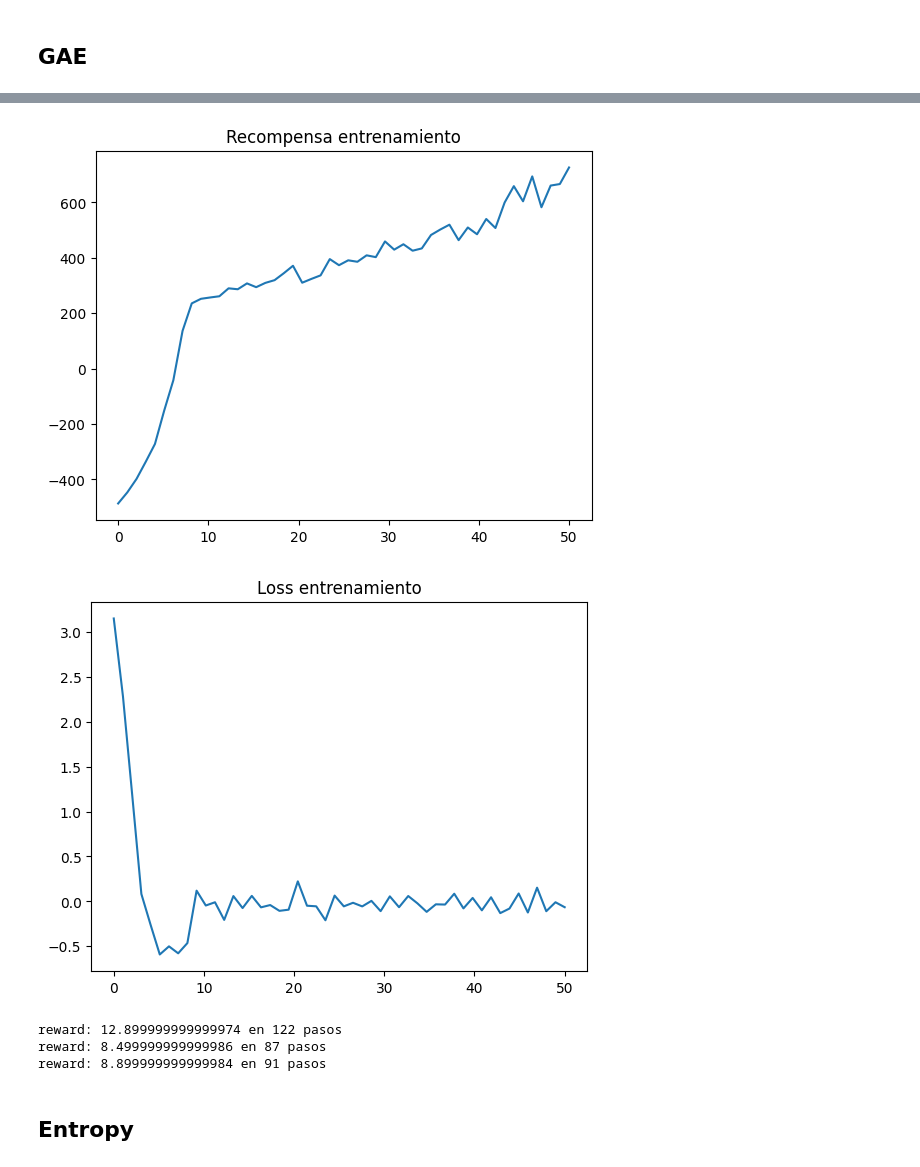
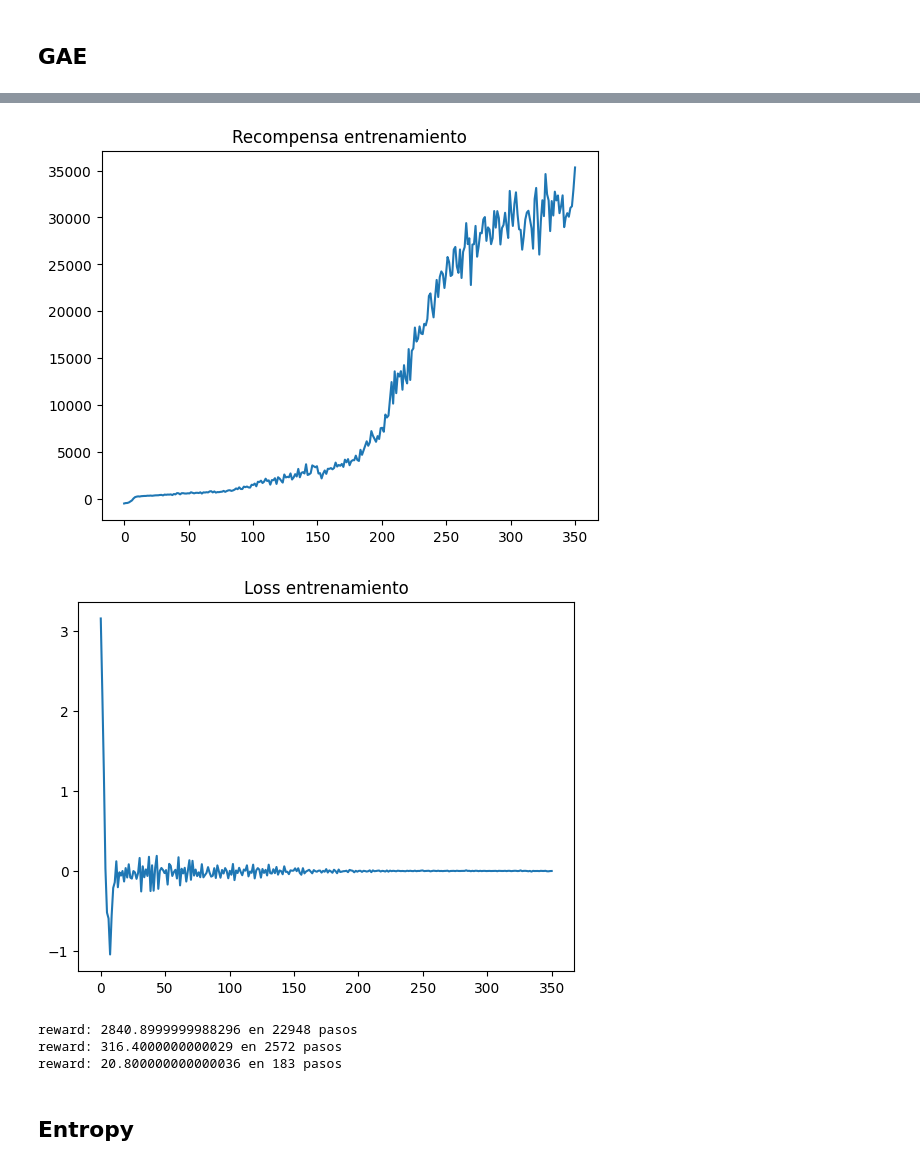
Before and after one commit to ArcaloJade/TPF-RL-LopezVilaclara-Costantini-Lewit, a Jupyter notebook: proyecto.ipynb, the cells around one changed output, grey strips where cells are left out. Saved outputs shown, nothing was run; the diff lists cells and outputs as text; code cells hidden in the pictures.

```diff
--- a/proyecto.ipynb
+++ b/proyecto.ipynb
@@ -141,7 +138,7 @@ env = gymnasium.make("FlappyBird-v0", use_lidar=False)
 policy_net = PolicyNet(12, 2)
 value_net = ValueNet(12, 1)
 hiperparams = {
-    "epochs": 1000, #dejar 1500,
+    "epochs": 500, #dejar 1500,
     "K": 80,
     "batch_size": 64,
     "policy_net": policy_net,
@@ -151,7 +148,7 @@ hiperparams = {
     "discount_factor": 0.95,
     "gae_lambda": 0.95,
     "entropy_coeficient": 0.01,
-    "max_length": 40000
+    "max_length": 5000
 
 }
 # %%
@@ -168,24 +180,24 @@ Error:
 # %%
 modelo_entrenado = "PPO_Clip_GAE v1"
 env = gymnasium.make("FlappyBird-v0", use_lidar=False)
-PPO = PPO_Clip_Basic(hiperparams )
+PPO = PPO_Clip_GAE(hiperparams )
 plot_metrics(modelo_entrenado, hiperparams)
 
 policy_net = PolicyNet(12, 2)
 
 policy_net.load_state_dict(torch.load(f"trained_net/{modelo_entrenado}/flappy_actor.pth"))
 policy_net.eval()
 
 PPO.policy_net = policy_net
 
 PPO.evaluate(env, 3)
 env.close()
 # %% [output]
-[figure, old version]
+[figure, new version]
-[figure, old version]
+[figure, new version]
-reward: 12.899999999999974 en 122 pasos
-reward: 8.499999999999986 en 87 pasos
-reward: 8.899999999999984 en 91 pasos
+reward: 2840.8999999988296 en 22948 pasos
+reward: 316.4000000000029 en 2572 pasos
+reward: 20.800000000000036 en 183 pasos
 # %% [markdown]
 ## Entropy
 # %%
```
Also changed, not shown: parts of 14 cells of this notebook, 34 other files.
